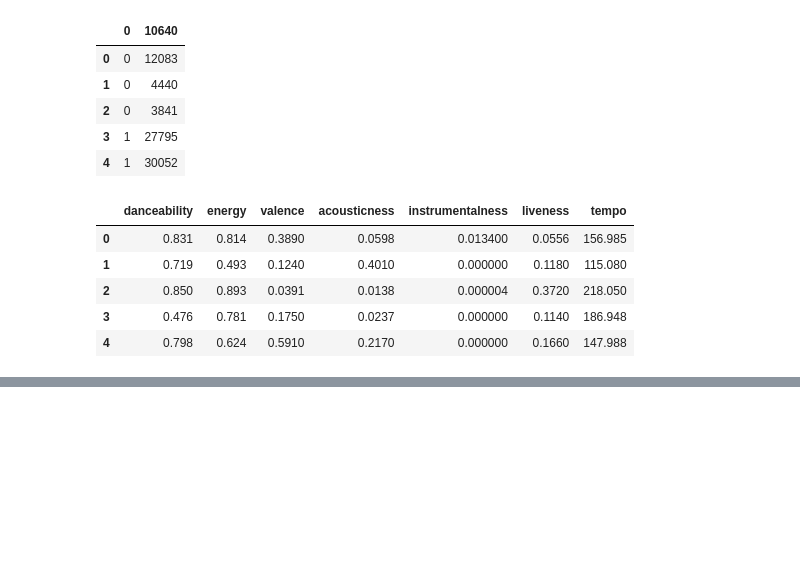
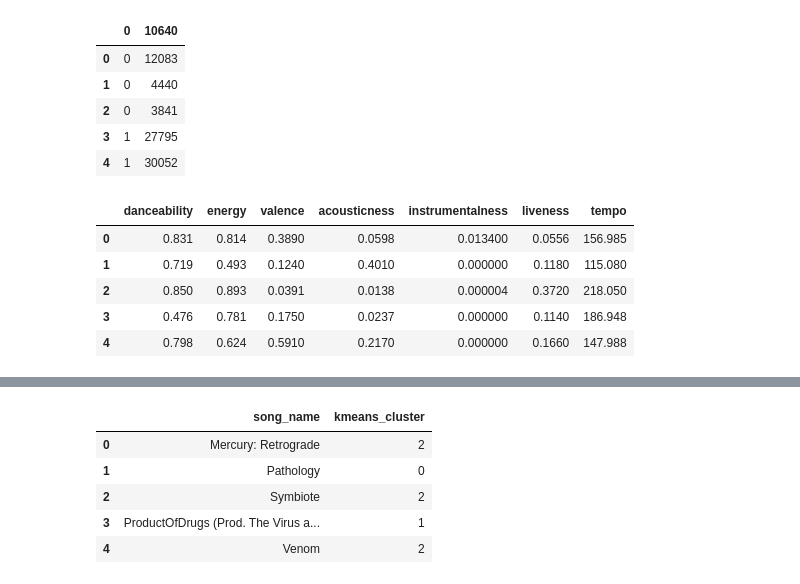
Before and after one commit to Airim-Coder/ICIF1041_Taller1, a Jupyter notebook: main.ipynb, the cells around one changed output, grey strips where cells are left out. Drawn from its saved outputs; the diff is of its cells as text; code cells hidden in the pictures; blank space fills up the shorter version.

Commit message:
primer commit

```diff
--- a/main.ipynb
+++ b/main.ipynb
@@ -77,0 +111,17 @@ spotify_data.head()
+# %%
+# Suponiendo que el número óptimo de clústeres es 4
+kmeans = KMeans(n_clusters=4, random_state=42)
+kmeans_labels = kmeans.fit_predict(spotify_data_escalar)
+
+# Agregar las etiquetas de clústeres al DataFrame original
+spotify_dataset['kmeans_cluster'] = kmeans_labels
+
+# Ver las primeras filas con las etiquetas de clústeres
+spotify_dataset[['song_name', 'kmeans_cluster']].head()
+# %% [output]
+|  | song_name | kmeans_cluster |
+| 0 | Mercury: Retrograde | 2 |
+| 1 | Pathology | 0 |
+| 2 | Symbiote | 2 |
+| 3 | ProductOfDrugs (Prod. The Virus a... | 1 |
+| 4 | Venom | 2 |
```
Also changed, not shown: parts of 6 cells of this notebook.
